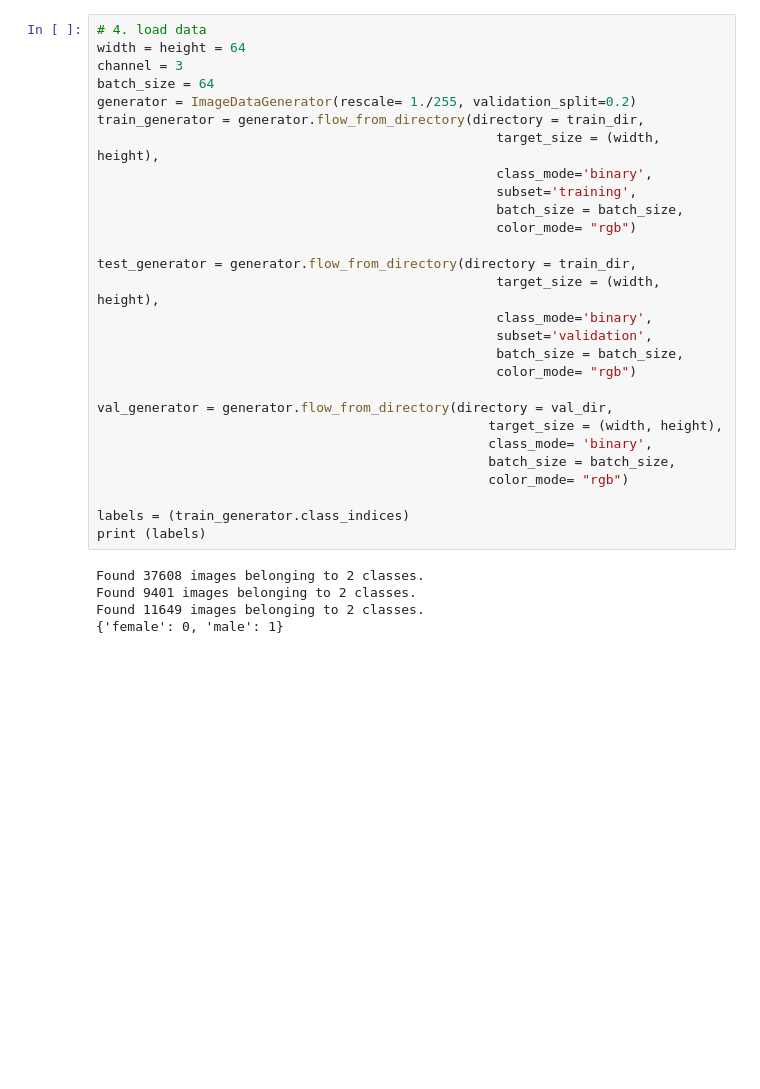
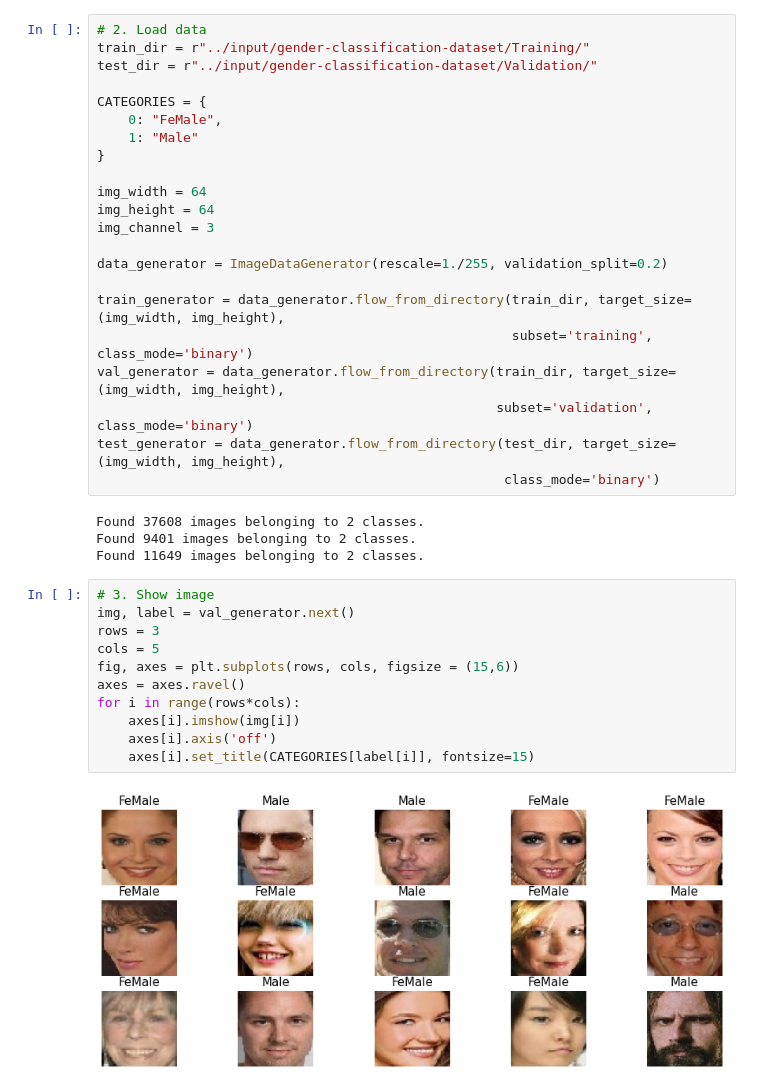
Before and after one commit to huynhspm/Basic_ML, a Jupyter notebook: Gender Classification/Gender_Project.ipynb, the cells around one changed output. Cells and saved outputs as stored; diff of their text form; blank space fills up the shorter version.

Commit message:
Kaggle Notebook | Gender Project

```diff
--- a/Gender Classification/Gender_Project.ipynb
+++ b/Gender Classification/Gender_Project.ipynb
@@ -44,34 +14,40 @@ Text(0.5, 1.0, 'male')
-# %%
-# 4. load data
-width = height = 64
-channel = 3
-batch_size = 64
-generator = ImageDataGenerator(rescale= 1./255, validation_split=0.2)
-train_generator = generator.flow_from_directory(directory = train_dir,
-                                                   target_size = (width, height),
-                                                   class_mode='binary',
-                                                   subset='training',
-                                                   batch_size = batch_size,
-                                                   color_mode= "rgb")
-
-test_generator = generator.flow_from_directory(directory = train_dir,
-                                                   target_size = (width, height),
-                                                   class_mode='binary',
-                                                   subset='validation',
-                                                   batch_size = batch_size,
-                                                   color_mode= "rgb")
-
-val_generator = generator.flow_from_directory(directory = val_dir,
-                                                  target_size = (width, height),
-                                                  class_mode= 'binary',
-                                                  batch_size = batch_size,
-                                                  color_mode= "rgb")
-
-labels = (train_generator.class_indices)
-print (labels)
-# %% [output]
-Found 37608 images belonging to 2 classes.
-Found 9401 images belonging to 2 classes.
-Found 11649 images belonging to 2 classes.
-{'female': 0, 'male': 1}
+# %%
+# 2. Load data
+train_dir = r"../input/gender-classification-dataset/Training/"
+test_dir = r"../input/gender-classification-dataset/Validation/"
+
+CATEGORIES = {
+    0: "FeMale",
+    1: "Male"
+}
+
+img_width = 64
+img_height = 64
+img_channel = 3
+
+data_generator = ImageDataGenerator(rescale=1./255, validation_split=0.2)
+
+train_generator = data_generator.flow_from_directory(train_dir, target_size=(img_width, img_height),
+                                                     subset='training', class_mode='binary')
+val_generator = data_generator.flow_from_directory(train_dir, target_size=(img_width, img_height),
+                                                   subset='validation', class_mode='binary')
+test_generator = data_generator.flow_from_directory(test_dir, target_size=(img_width, img_height),
+                                                    class_mode='binary')
+# %% [output]
+Found 37608 images belonging to 2 classes.
+Found 9401 images belonging to 2 classes.
+Found 11649 images belonging to 2 classes.
+# %%
+# 3. Show image
+img, label = val_generator.next()
+rows = 3
+cols = 5
+fig, axes = plt.subplots(rows, cols, figsize = (15,6))
+axes = axes.ravel()
+for i in range(rows*cols):
+    axes[i].imshow(img[i])
+    axes[i].axis('off')
+    axes[i].set_title(CATEGORIES[label[i]], fontsize=15)
+# %% [output]
+[figure, added]
 # %%
```
Also changed, not shown: parts of 13 cells of this notebook.
